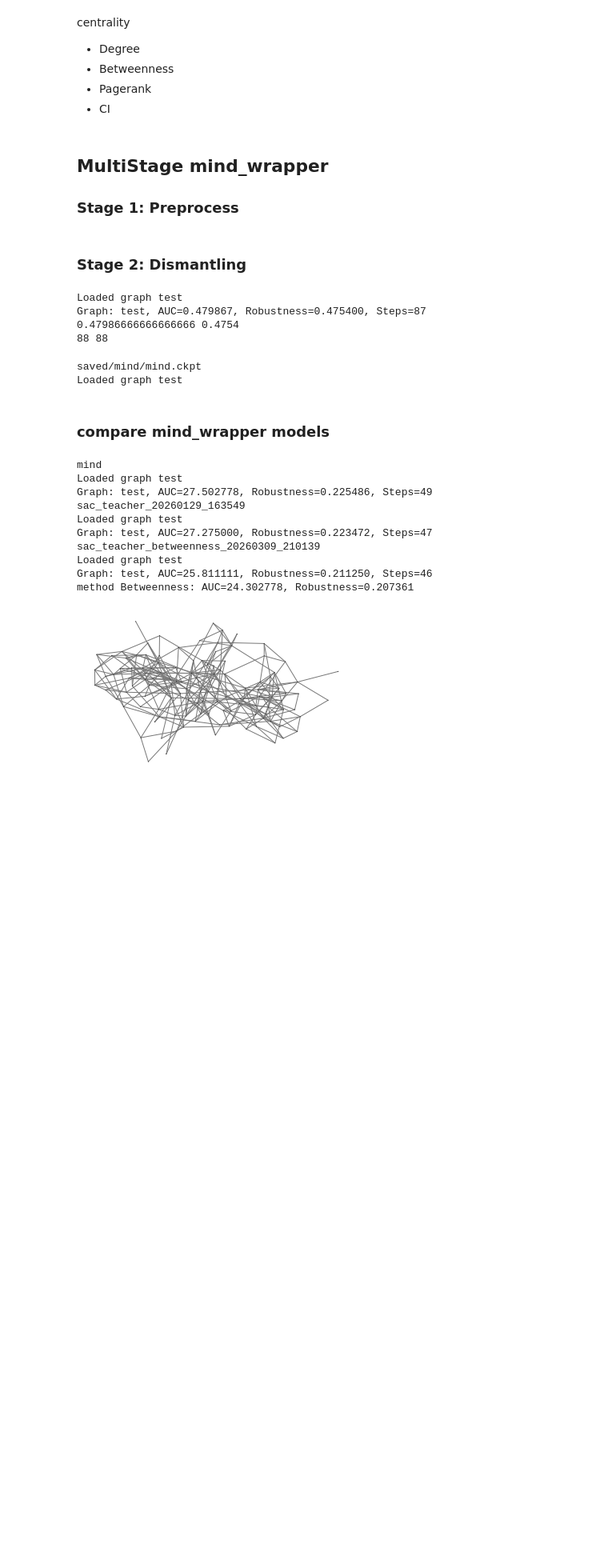
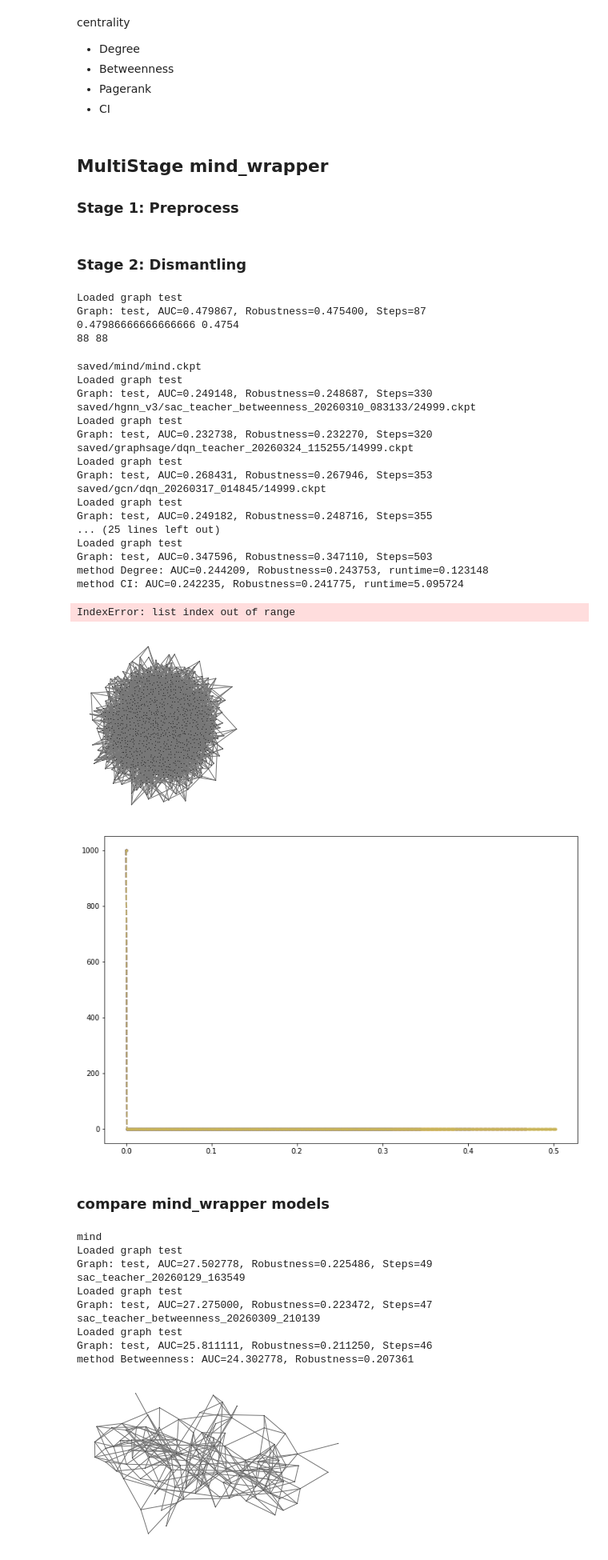
Before and after one commit to Rich-Chaw/MIND-ND, a Jupyter notebook: baseline.ipynb, the cells around one changed output. Shown at 80% size. Drawn from its saved outputs; the diff is of its cells as text; code cells hidden in the pictures; blank space fills up the shorter version.

```diff
--- a/baseline.ipynb
+++ b/baseline.ipynb
@@ -102,15 +102,22 @@ from baseline import baseline_dismantling,METHODS
 # g = DCSBM(120,p_in=0.3,p_out=0.01,num_blocks=5)
 # g = ring_community(120,p_in=0.2,num_communities=4)
 # g = star_community(120,p_in=0.15,num_communities=5)
-# g = WS(80, k=8, p=0.5)
+
 # g = barbell(120,p_in=0.1,path_len=3,type="ER")
-# g = ER(120,0.05)
-with open('graphs/test/BA_n_1000_m_5.pkl','wb') as f:
+
+
+# g = WS(5000,k=4,p=0.3)
+# g = ER(5000,p=0.001)
+# g = LPA(5000,m=4,gamma=2.5)
+# g = BA(1000,m=4)
+with open('graphs/test/BA_n_1000_m_4.pkl','wb') as f:
     pickle.dump(g,f)
-g = BA(10000,m=5)
 
 # g = load_g('graphs/test/BA_n_1000_m_5.pkl',name='test')
-
+# g = load_g('graphs/test/ER_n_500_p_0.015.pkl',name='test')
+# g = load_g('graphs/test/ER_n_1000_p_0.005.pkl',name='test')
+# g = load_g('graphs/test/WS_n_500_k_4_p_0.3.pkl',name='test')
+# g = load_g('graphs/test/WS_n_1000_k_4_p_0.3.pkl',name='test')
 
 g['name'] = 'test'
 g = g.subgraph(max(g.connected_components(), key=len))
@@ -119,17 +126,18 @@ plot_graph(g)
 all_results = {}
 compare_mind_ckpts = [
                     'saved/mind/mind.ckpt',
-                    # 'saved/graphsage/dqn_20260309_173555/21999.ckpt',
-                    # 'saved/graphsage/sac_20260309_112103/14999.ckpt',
-                    # 'saved/hgnn_v3/sac_teacher_betweenness_20260310_083133/24999.ckpt'
-                    'saved/gcn/dqn_20260317_014845/19999.ckpt',
-                    'saved/gcn/dqn_teacher_20260322_162759/19999.ckpt',
-                    'saved/gcn/dqn_teacher_20260322_190135/2999.ckpt',
-                    'saved/gcn/dqn_teacher_20260322_190135/11999.ckpt',
-                    'saved/graphsage/dqn_20260316_183559/24999.ckpt',
-                    'saved/graphsage/dqn_teacher_20260316_194430/2999.ckpt',
-                    'saved/graphsage/dqn_teacher_20260316_194430/23999.ckpt',
-                    'saved/graphsage/sac_20260317_064851/18999.ckpt'
+                    'saved/hgnn_v3/sac_teacher_betweenness_20260310_083133/24999.ckpt',
+                    'saved/graphsage/dqn_teacher_20260324_115255/14999.ckpt',
+                    'saved/gcn/dqn_20260317_014845/14999.ckpt', #GCN DQN
+                    'saved/gcn/dqn_teacher_20260322_162759/19999.ckpt', #GCN DQN None
+                    'saved/gcn/dqn_teacher_20260322_190135/17999.ckpt', #GCN DQN PRE
+                    'saved/gcn/dqn_teacher_20260322_202521/14999.ckpt', #GCN DQN PRE+RS*0.1(训练时间不足..)
+                    'saved/gcn/sac_20260316_144026/19999.ckpt', #GCN SAC
+                    'saved/graphsage/dqn_20260316_183559/24999.ckpt', #GraphSAGE DQN
+                    'saved/graphsage/dqn_teacher_20260316_194430/23999.ckpt', #GraphSAGE DQN PRE
+                    'saved/graphsage/sac_20260316_144118/16999.ckpt', #GraphSAGE SAC
+                    'saved/graphsage/sac_teacher_20260322_213146/13999.ckpt', #GraphSAGE SAC BC+RS
+                    'saved/gat/sac_20260320_113356/7999.ckpt'
                     ]
 
 for idx, ckpt_pth in enumerate(compare_mind_ckpts):
@@ -145,33 +153,51 @@ for idx, ckpt_pth in enumerate(compare_mind_ckpts):
         'lcc_sizes': lcc_sizes,
         'removed_sizes': removed_sizes,
         # 'lambda_list': lambda_list,
     }
 
 from baseline import baseline_dismantling,METHODS
 methods = {
     # "Spectral":METHODS['Spectral'],
     "Degree":METHODS['Degree'],
     # "Betweenness":METHODS['Betweenness'],
     "CI": METHODS['CI'],
     # "PageRank":METHODS['PageRank'],
     # "CoreHD":METHODS['CoreHD'],
     # "FINDER":METHODS['FINDER'],
     # "GDM":METHODS['GDM'],
     # "CoreGDM":METHODS['CoreGDM'],
     # "DomiRank":METHODS['DomiRank'],
     # "TSAM":METHODS['TSAM'],
     # "NIRM":METHODS['NIRM'],
     # "GND":METHODS['GND'],
     # "MinSum":METHODS["MinSum"]
 }
 baseline_results = baseline_dismantling(g,methods,visualize=False,threshold=0.1)
 all_results.update(baseline_results)
 
 from visualize_dismantling import visualize_multiple_curve
 visualize_multiple_curve(g,all_results)
 # %% [output]
 saved/mind/mind.ckpt
 Loaded graph test
+Graph: test, AUC=0.249148, Robustness=0.248687, Steps=330
+saved/hgnn_v3/sac_teacher_betweenness_20260310_083133/24999.ckpt
+Loaded graph test
+Graph: test, AUC=0.232738, Robustness=0.232270, Steps=320
+saved/graphsage/dqn_teacher_20260324_115255/14999.ckpt
+Loaded graph test
+Graph: test, AUC=0.268431, Robustness=0.267946, Steps=353
+saved/gcn/dqn_20260317_014845/14999.ckpt
+Loaded graph test
+Graph: test, AUC=0.249182, Robustness=0.248716, Steps=355
+... (25 lines left out)
+Loaded graph test
+Graph: test, AUC=0.347596, Robustness=0.347110, Steps=503
+method Degree: AUC=0.244209, Robustness=0.243753, runtime=0.123148
+method CI: AUC=0.242235, Robustness=0.241775, runtime=5.095724
+IndexError: list index out of range
+[figure, added]
+[figure, added]
 # %% [markdown]
 ### compare mind_wrapper models
 # %%
```
Also changed, not shown: 3 other files.
